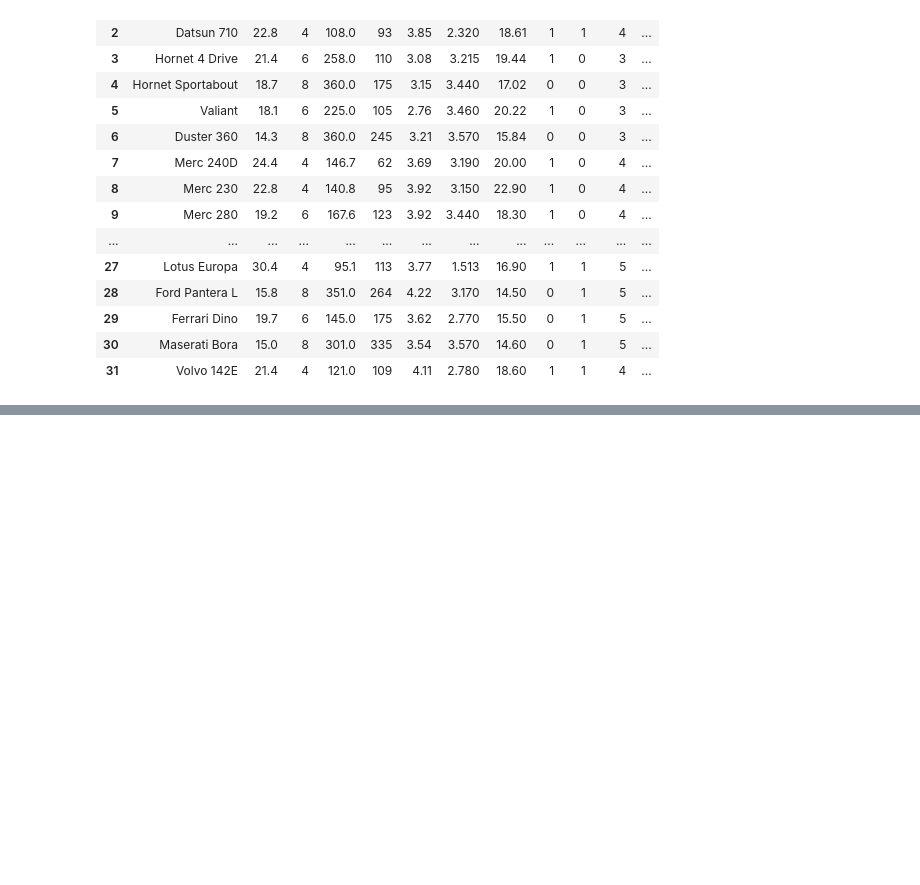
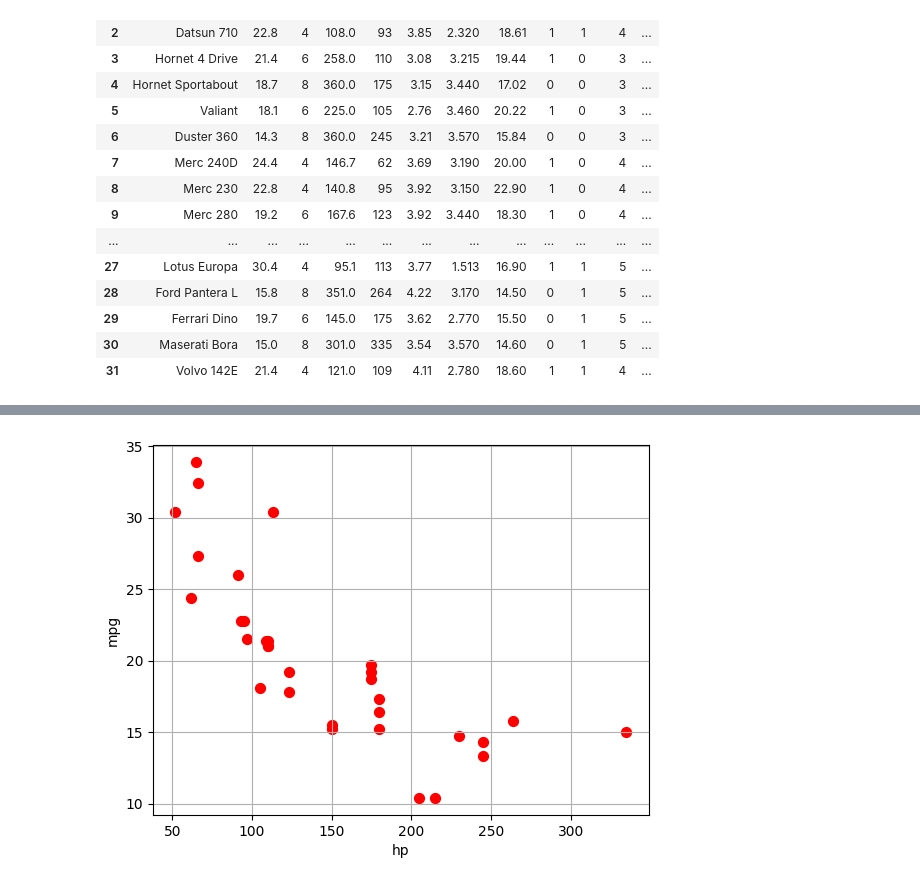
Before and after one commit to kalzumaki/exploring-data, a Jupyter notebook: chp06/code6-1.ipynb, the cells around one changed output, grey strips where cells are left out. Drawn from its saved outputs; the diff is of its cells as text; code cells hidden in the pictures; blank space fills up the shorter version.

```diff
--- a/chp06/code6-1.ipynb
+++ b/chp06/code6-1.ipynb
@@ -26,0 +32,5 @@ df
+# %%
+df.plot.scatter(x='hp', y='mpg', s=50, c='red', marker='o', grid=True)
+plt.show()
+# %% [output]
+[figure, added]
```
Also changed, not shown: parts of 2 cells of this notebook, 6 other files.
